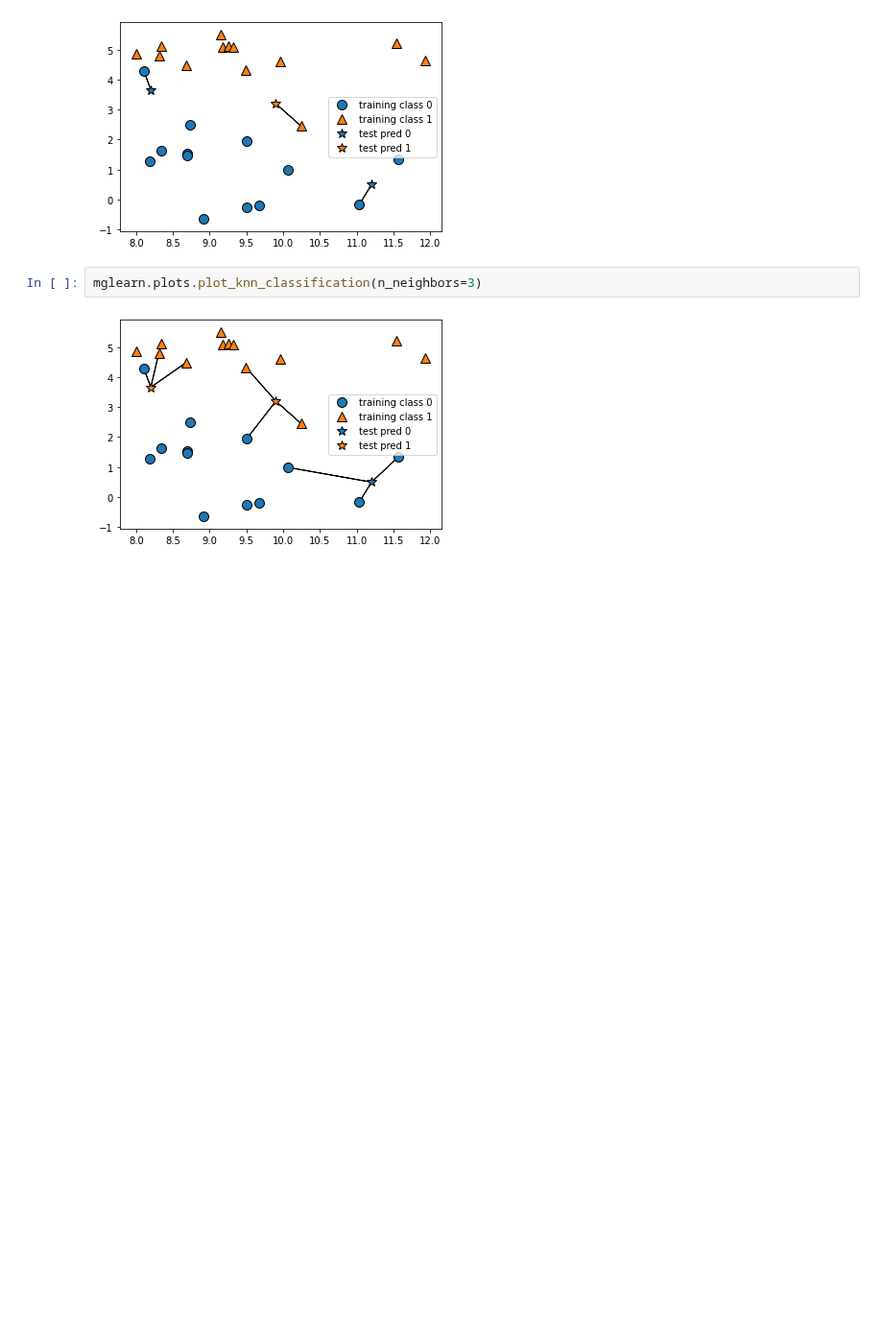
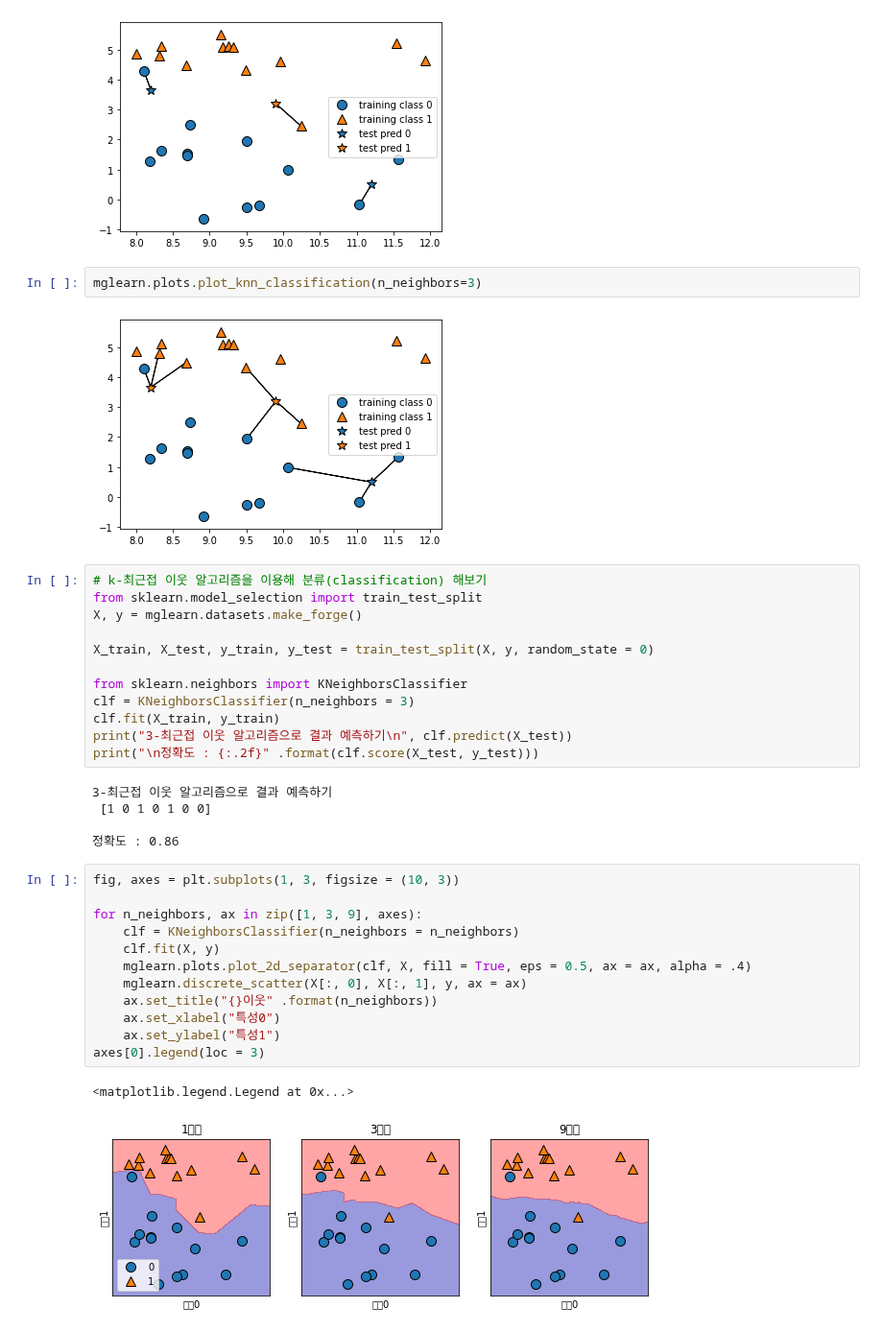
Before and after one commit to 1bin01/Machine-Learning, a Jupyter notebook: Introduction-to-Machine-Learning/Cp2_Supervised_learning.ipynb, the cells around one changed output. Shown at 96% size. Saved outputs shown, nothing was run; the diff lists cells and outputs as text; blank space fills up the shorter version.

```diff
--- a/Introduction-to-Machine-Learning/Cp2_Supervised_learning.ipynb
+++ b/Introduction-to-Machine-Learning/Cp2_Supervised_learning.ipynb
@@ -98,3 +83,35 @@ mglearn.plots.plot_knn_classification(n_neighbors=1)
 mglearn.plots.plot_knn_classification(n_neighbors=3)
 # %% [output]
 [figure]
+# %%
+# k-최근접 이웃 알고리즘을 이용해 분류(classification) 해보기
+from sklearn.model_selection import train_test_split
+X, y = mglearn.datasets.make_forge()
+
+X_train, X_test, y_train, y_test = train_test_split(X, y, random_state = 0)
+
+from sklearn.neighbors import KNeighborsClassifier
+clf = KNeighborsClassifier(n_neighbors = 3)
+clf.fit(X_train, y_train)
+print("3-최근접 이웃 알고리즘으로 결과 예측하기\n", clf.predict(X_test))
+print("\n정확도 : {:.2f}" .format(clf.score(X_test, y_test)))
+# %% [output]
+3-최근접 이웃 알고리즘으로 결과 예측하기
+ [1 0 1 0 1 0 0]
+
+정확도 : 0.86
+# %%
+fig, axes = plt.subplots(1, 3, figsize = (10, 3))
+
+for n_neighbors, ax in zip([1, 3, 9], axes):
+    clf = KNeighborsClassifier(n_neighbors = n_neighbors)
+    clf.fit(X, y)
+    mglearn.plots.plot_2d_separator(clf, X, fill = True, eps = 0.5, ax = ax, alpha = .4)
+    mglearn.discrete_scatter(X[:, 0], X[:, 1], y, ax = ax)
+    ax.set_title("{}이웃" .format(n_neighbors))
+    ax.set_xlabel("특성0")
+    ax.set_ylabel("특성1")
+axes[0].legend(loc = 3)
+# %% [output]
+<matplotlib.legend.Legend at 0x...>
+[figure, added]
```
Also changed, not shown: parts of 4 cells of this notebook.
